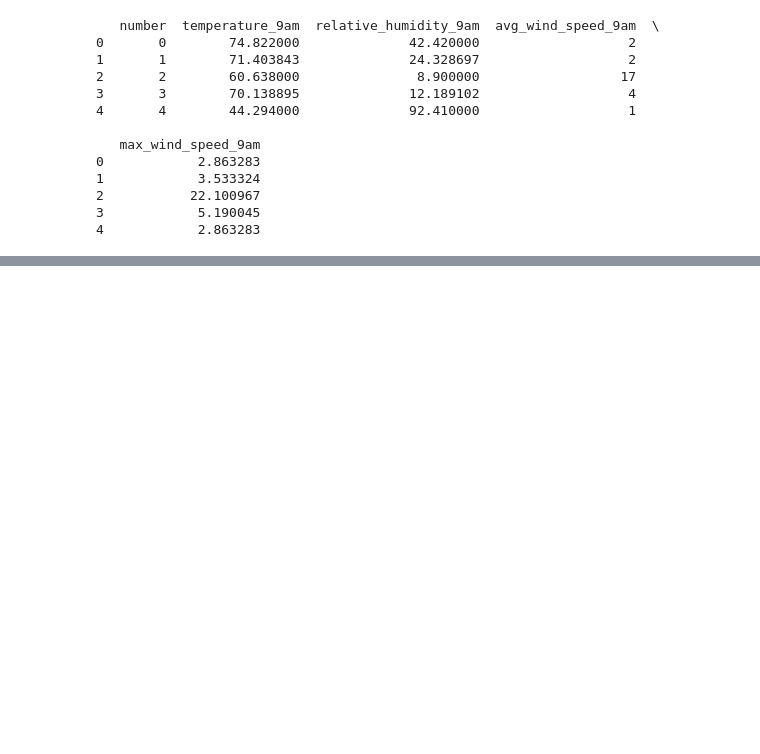
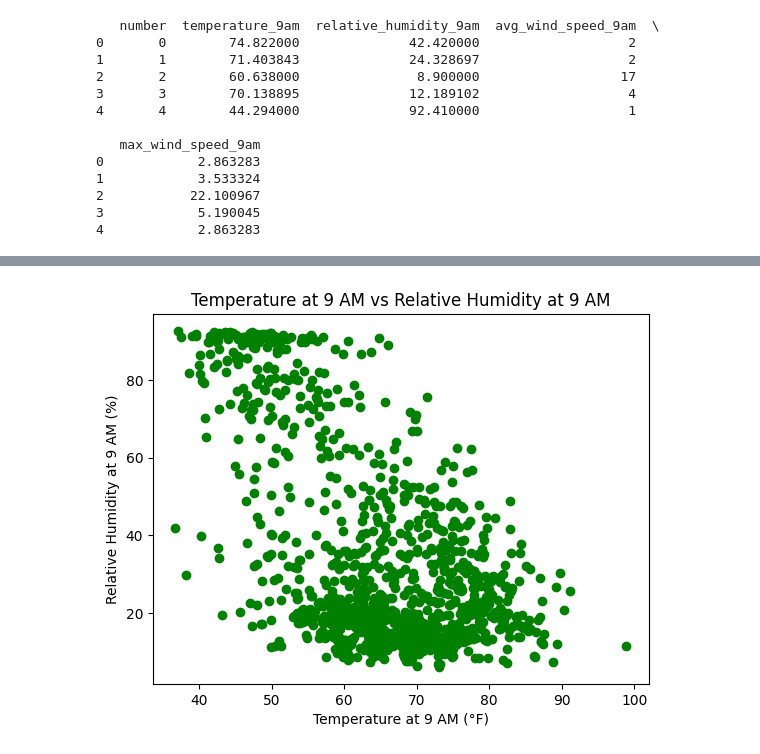
Before and after one commit to sadiyabhokare/AIS_Sadiya, a Jupyter notebook: Project/Daily_weather.ipynb, the cells around one changed output, grey strips where cells are left out. Saved outputs shown, nothing was run; the diff lists cells and outputs as text; code cells hidden in the pictures; blank space fills up the shorter version.

```diff
--- a/Project/Daily_weather.ipynb
+++ b/Project/Daily_weather.ipynb
@@ -359,0 +379,9 @@ print(merged_df.head())
+# %%
+# 13. Create a scatter plot between two numerical columns.
+plt.scatter(df['temperature_9am'], df['relative_humidity_9am'], color='green')
+plt.title('Temperature at 9 AM vs Relative Humidity at 9 AM')
+plt.xlabel('Temperature at 9 AM (°F)')
+plt.ylabel('Relative Humidity at 9 AM (%)')
+plt.show()
+# %% [output]
+[figure, added]
```
Also changed, not shown: parts of 9 cells of this notebook.
